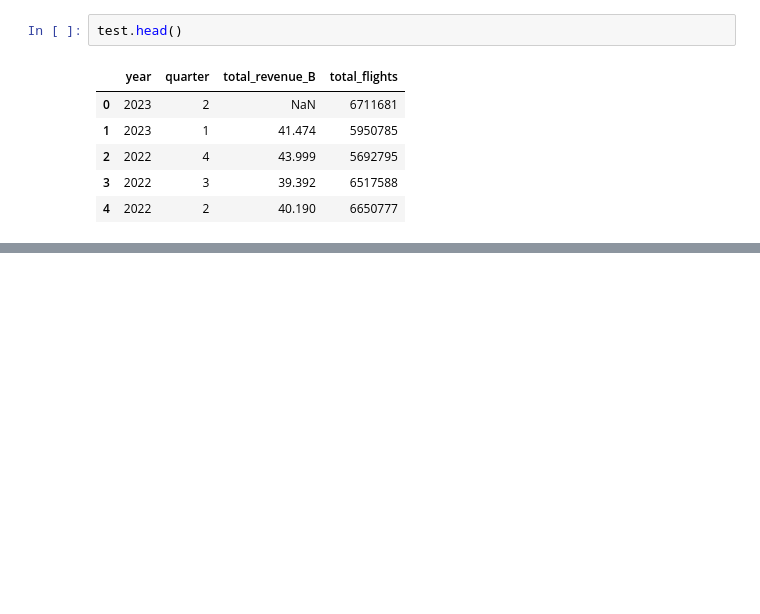
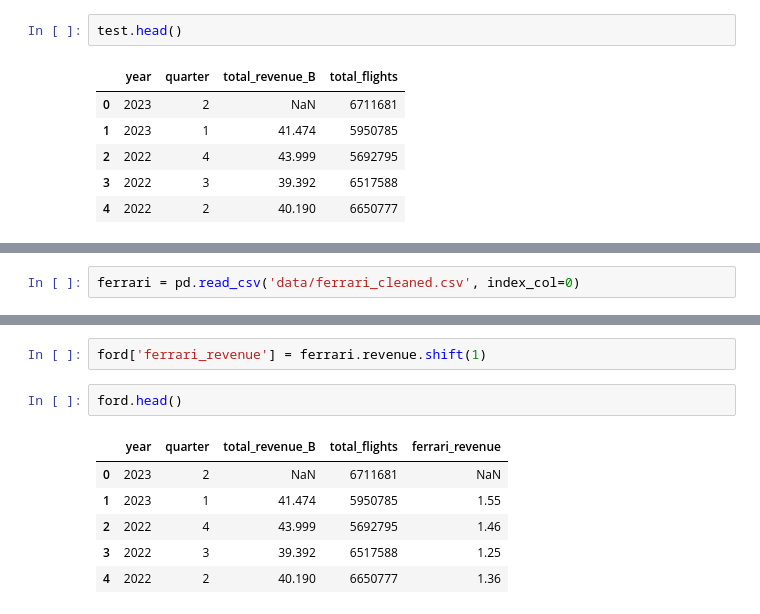
Before and after one commit to Project-Apollo-Forecast/Project-Apollo, a Jupyter notebook: corey_acquire.ipynb, the cells around one changed output, grey strips where cells are left out. Saved outputs shown, nothing was run; the diff lists cells and outputs as text; blank space fills up the shorter version.

```diff
--- a/corey_acquire.ipynb
+++ b/corey_acquire.ipynb
@@ -249,0 +313,2 @@ test.head()
+# %%
+ferrari = pd.read_csv('data/ferrari_cleaned.csv', index_col=0)
@@ -249,0 +342,11 @@ test.head()
+# %%
+ford['ferrari_revenue'] = ferrari.revenue.shift(1)
+# %%
+ford.head()
+# %% [output]
+|  | year | quarter | total_revenue_B | total_flights | ferrari_revenue |
+| 0 | 2023 | 2 | NaN | 6711681 | NaN |
+| 1 | 2023 | 1 | 41.474 | 5950785 | 1.55 |
+| 2 | 2022 | 4 | 43.999 | 5692795 | 1.46 |
+| 3 | 2022 | 3 | 39.392 | 6517588 | 1.25 |
+| 4 | 2022 | 2 | 40.190 | 6650777 | 1.36 |
```
Also changed, not shown: parts of 33 cells of this notebook.
